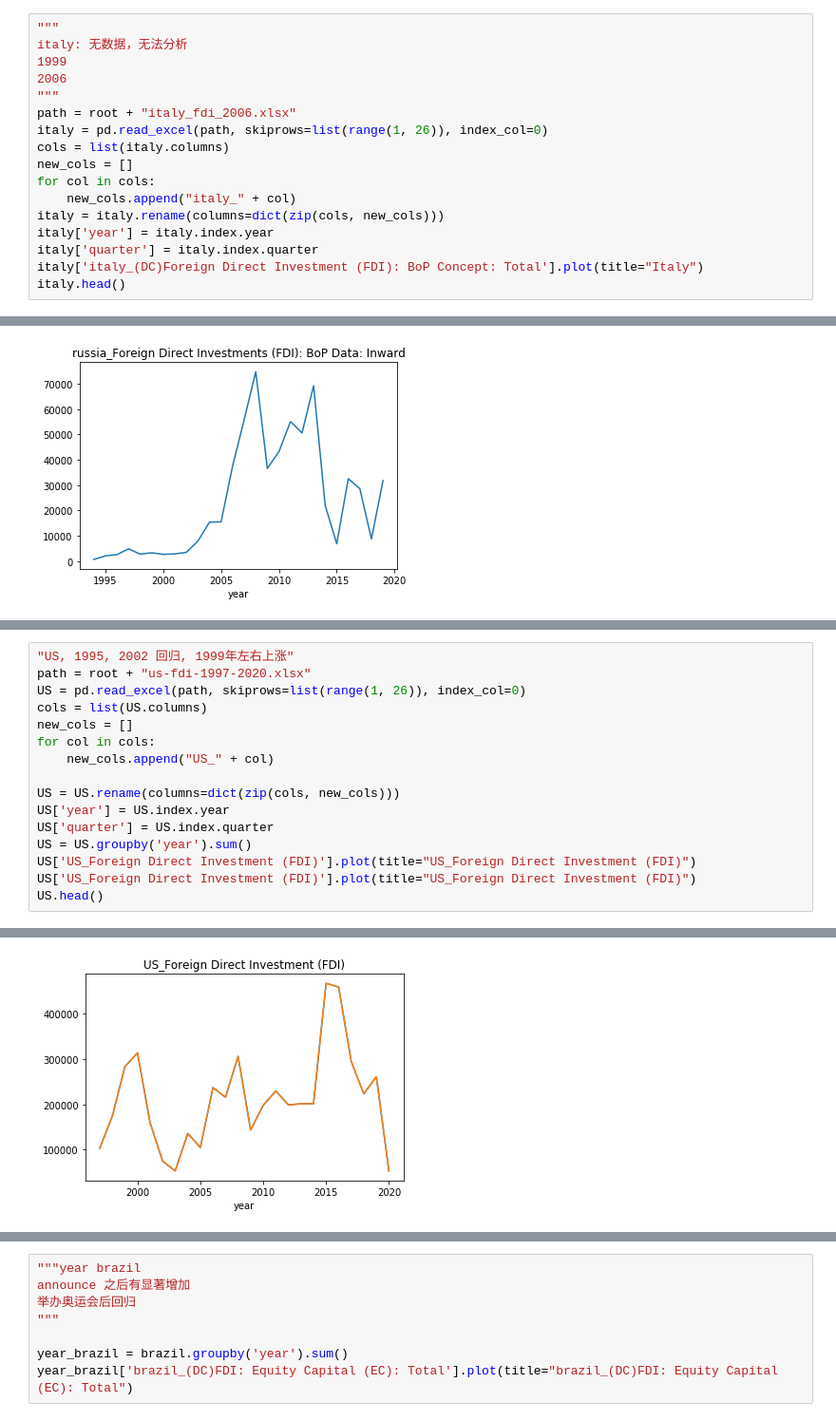
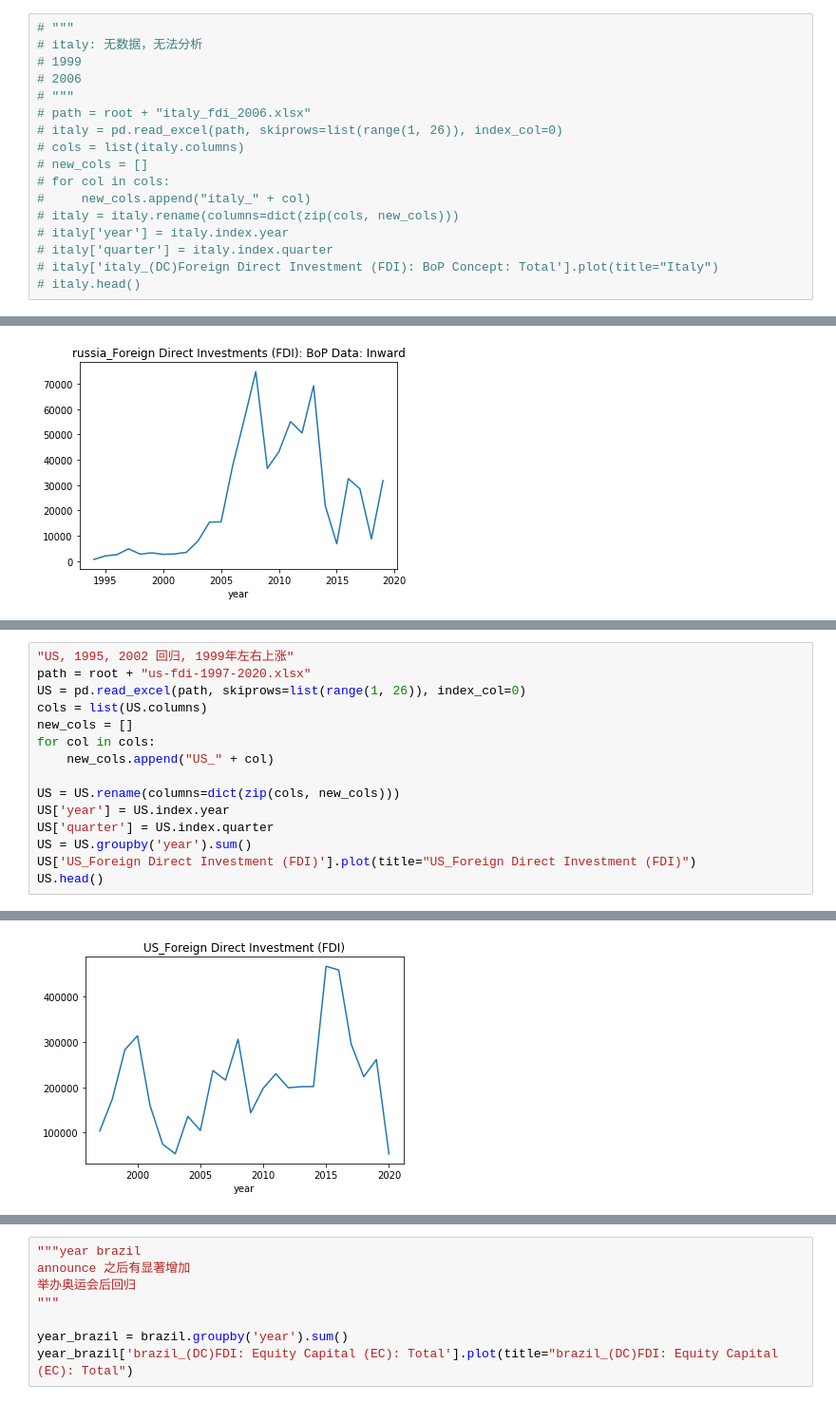
Before and after one commit to rui-yan/C1-datathon, a Jupyter notebook: adam/fdi.ipynb, the cells around one changed output, grey strips where cells are left out. Shown: that part at 95% size. Cells and saved outputs as stored; diff of their text form.

```diff
--- a/adam/fdi.ipynb
+++ b/adam/fdi.ipynb
@@ -68,17 +78,17 @@ greece.head()
 # %%
-"""
-italy: 无数据，无法分析
-1999
-2006
-"""
-path = root + "italy_fdi_2006.xlsx"
-italy = pd.read_excel(path, skiprows=list(range(1, 26)), index_col=0)
-cols = list(italy.columns)
-new_cols = []
-for col in cols:
-    new_cols.append("italy_" + col)
-italy = italy.rename(columns=dict(zip(cols, new_cols)))
-italy['year'] = italy.index.year
-italy['quarter'] = italy.index.quarter
-italy['italy_(DC)Foreign Direct Investment (FDI): BoP Concept: Total'].plot(title="Italy")
-italy.head()
+# """
+# italy: 无数据，无法分析
+# 1999
+# 2006
+# """
+# path = root + "italy_fdi_2006.xlsx"
+# italy = pd.read_excel(path, skiprows=list(range(1, 26)), index_col=0)
+# cols = list(italy.columns)
+# new_cols = []
+# for col in cols:
+#     new_cols.append("italy_" + col)
+# italy = italy.rename(columns=dict(zip(cols, new_cols)))
+# italy['year'] = italy.index.year
+# italy['quarter'] = italy.index.quarter
+# italy['italy_(DC)Foreign Direct Investment (FDI): BoP Concept: Total'].plot(title="Italy")
+# italy.head()
@@ -133,25 +133,24 @@ year_russia['russia_Foreign Direct Investments (FDI): BoP Data: Inward'].plot(ti
 # %%
 "US, 1995, 2002 回归, 1999年左右上涨"
 path = root + "us-fdi-1997-2020.xlsx"
 US = pd.read_excel(path, skiprows=list(range(1, 26)), index_col=0)
 cols = list(US.columns)
 new_cols = []
 for col in cols:
     new_cols.append("US_" + col)
 
 US = US.rename(columns=dict(zip(cols, new_cols)))
 US['year'] = US.index.year
 US['quarter'] = US.index.quarter
 US = US.groupby('year').sum()
 US['US_Foreign Direct Investment (FDI)'].plot(title="US_Foreign Direct Investment (FDI)")
-US['US_Foreign Direct Investment (FDI)'].plot(title="US_Foreign Direct Investment (FDI)")
 US.head()
 # %% [output]
 |  | US_Foreign Direct Investment (FDI) | US_FDI: Mfg | US_FDI: Mfg: ow: Food | US_FDI: Mfg: ow: Chemicals | US_FDI: Mfg: ow: Primary & Fabric... | ... |
 | year |  |  |  |  |  | ... |
 | 1997 | 103399 | 37256 | -430 | 15734 | 518 | ... |
 | 1998 | 174434 | 140727 | 1158 | 7445 | 1217 | ... |
 | 1999 | 283376 | 82382 | -1638 | 7435 | 2880 | ... |
 | 2000 | 314007 | 105118 | 2281 | 25466 | 8198 | ... |
 | 2001 | 159461 | 51069 | 312 | 16824 | -3109 | ... |
-[figure, old version]
+[figure, new version]
```
Also changed, not shown: parts of 43 cells of this notebook, 21 other files.
